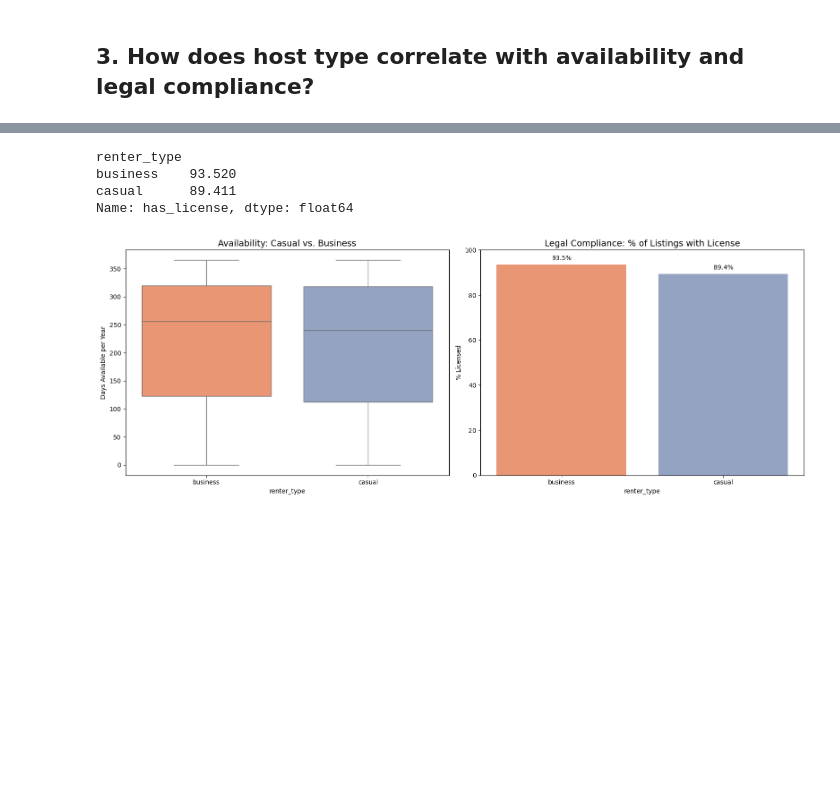
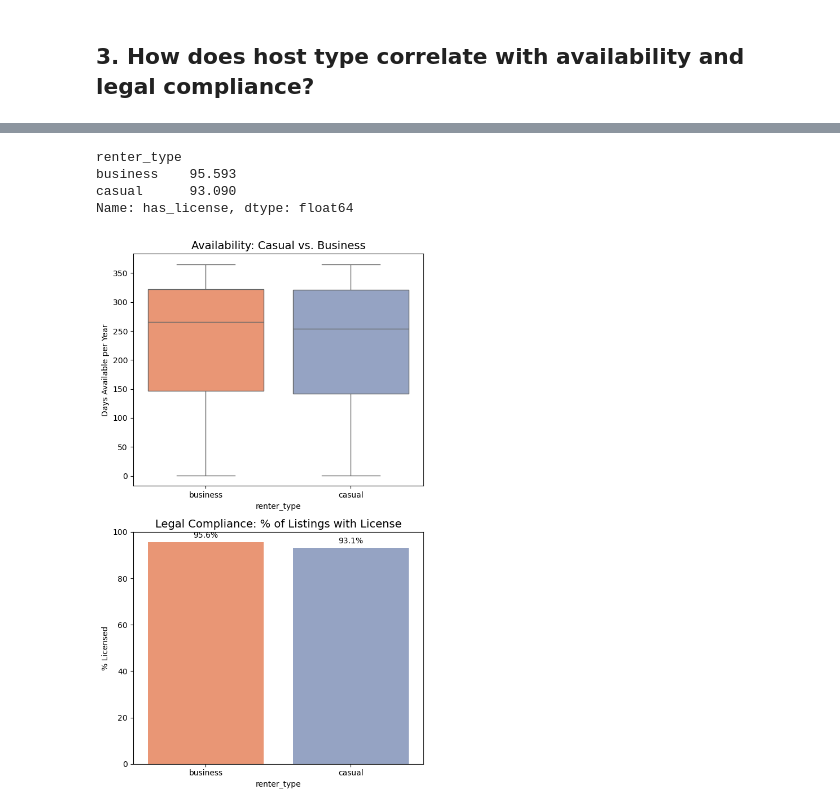
Before and after one commit to azrielortega/Rome_BNB_Data, a Jupyter notebook: RomeAirBnb.ipynb, the cells around one changed output, grey strips where cells are left out. Cells and saved outputs as stored; diff of their text form; code cells hidden in the pictures; blank space fills up the shorter version.

```diff
--- a/RomeAirBnb.ipynb
+++ b/RomeAirBnb.ipynb
@@ -263,3 +265,6 @@ minimum_nights
 80         1
 280        1
 Name: count, dtype: int64
+# %%
+df_listings = df_listings[df_listings["availability_365"] != 0]
+df_listings
@@ -343,6 +374,6 @@ df_listings
 # %%
 # Drop neighbourhood_group as neighbourhood column already serves that purpose, and neighbourhood is already the highest group that could be done in Rome
-df_listings = df_listings.drop(['neighbourhood_group'], axis=1)
+# df_listings = df_listings.drop(['neighbourhood_group'], axis=1)
 # %%
 # final count
 df_listings.isna().sum()
@@ -791,11 +835,11 @@ df_listings_license = round(df_listings.groupby(by="renter_type")["has_license"]
 df_listings_license
 # %% [output]
 renter_type
-business    93.520
-casual      89.411
+business    95.593
+casual      93.090
 Name: has_license, dtype: float64
 # %%
-fig, axes = plt.subplots(1, 2, figsize=(16, 6))
+fig, axes = plt.subplots(2,1, figsize=(6, 10))
 colors = ['#fc8d62', '#8da0cb']
 
 # Plot Availability
@@ -804,31 +848,31 @@ sns.boxplot(
     x='renter_type',
     y='availability_365',
     ax=axes[0],
     palette=colors,
     hue='renter_type',
     order=['business', 'casual'],
 )
 axes[0].set_title("Availability: Casual vs. Business", fontsize=14)
 axes[0].set_ylabel("Days Available per Year")
 
 # Plot Legal Compliance
 sns.barplot(
     x=df_listings_license.index,
     y=df_listings_license.values,
     ax=axes[1],
     palette=colors,
     hue=df_listings_license.index,
     order=['business', 'casual']
 )
 axes[1].set_title("Legal Compliance: % of Listings with License", fontsize=14)
 axes[1].set_ylabel("% Licensed")
 axes[1].set_ylim(0, 100)
 
 for i, p in enumerate(df_listings_license):
     axes[1].text(i, p + 2, f'{p:.1f}%', ha='center')
 
 plt.tight_layout()
 plt.savefig("3-1.png")
 plt.show()
 # %% [output]
-[figure, old version]
+[figure, new version]
```
Also changed, not shown: parts of 27 cells of this notebook, 11 other files.
